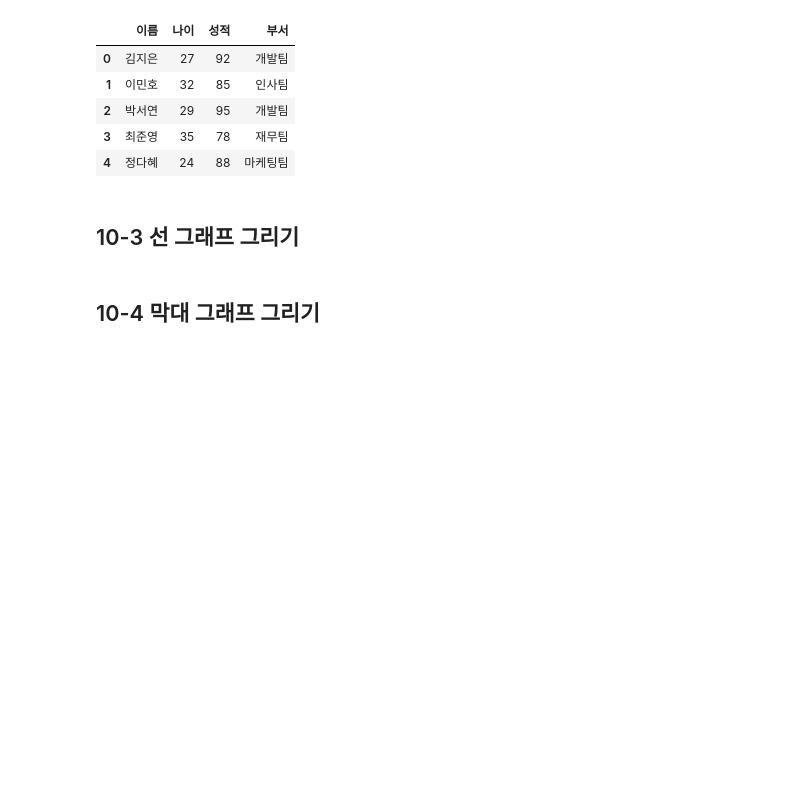
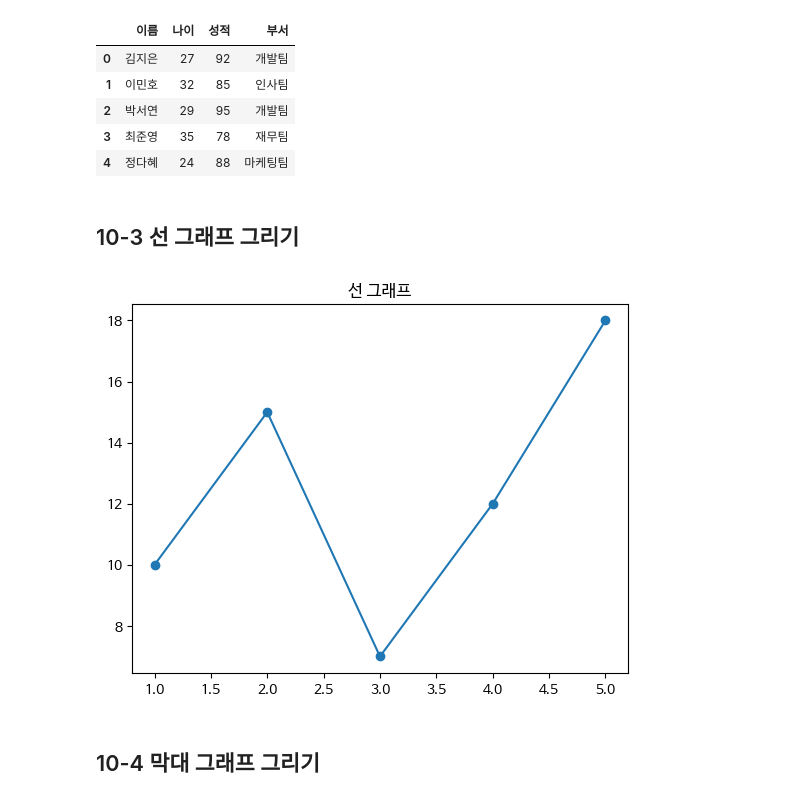
Before and after one commit to tomifezgomez/Data-Analysis-with-Open-Source, a Jupyter notebook: 오픈소스_데이터_분석_10강.ipynb, the cells around one changed output. Cells and saved outputs as stored; diff of their text form; code cells hidden in the pictures; blank space fills up the shorter version.

```diff
--- a/오픈소스_데이터_분석_10강.ipynb
+++ b/오픈소스_데이터_분석_10강.ipynb
@@ -113,14 +113,19 @@ df
 # %%
 import matplotlib.pyplot as plt
 
 ## 데이터 정의
 x = [1, 2, 3, 4, 5]
 y = [10, 15, 7, 12, 18]
 
 ## 선 그래프 그리기
+plt.plot(x, y, marker='o')
 
 # 제목 설정
+plt.title('선 그래프')
 
+# 그래프 출력
 plt.show()
+# %% [output]
+[figure, added]
 # %% [markdown]
 ## 10-4 막대 그래프 그리기
```
Also changed, not shown: parts of 21 cells of this notebook.
